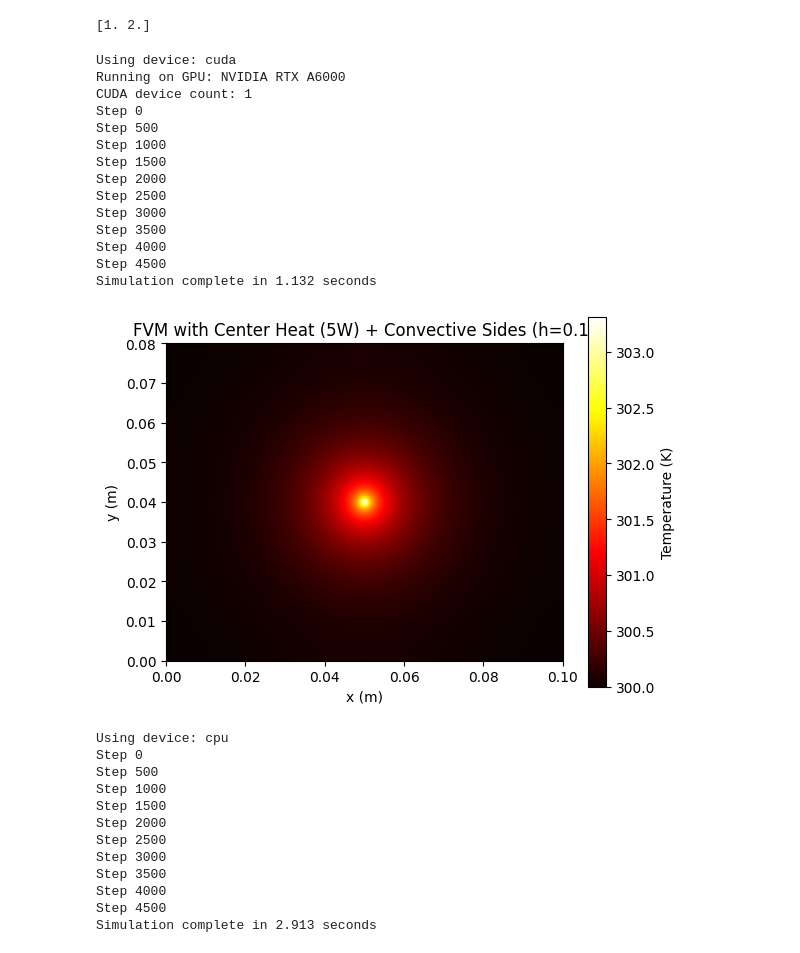
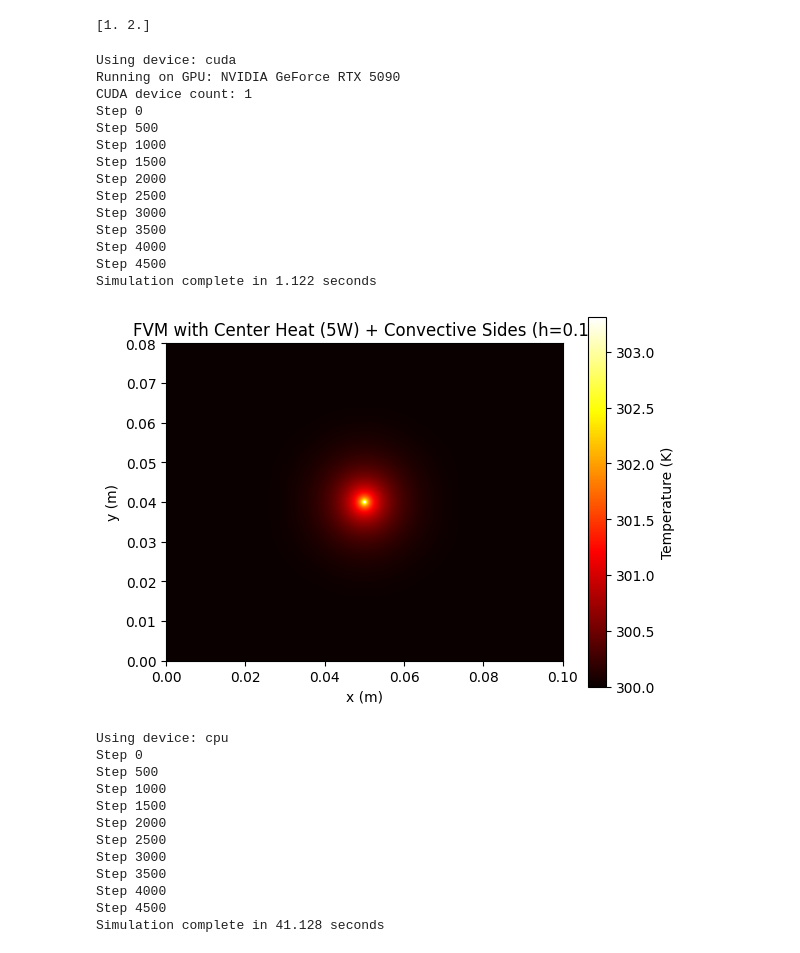
Before and after one commit to subnat1/ml, a Jupyter notebook: cfd/fvm_cpu_gpu.ipynb, the cells around one changed output. Drawn from its saved outputs; the diff is of its cells as text; code cells hidden in the pictures.

```diff
--- a/cfd/fvm_cpu_gpu.ipynb
+++ b/cfd/fvm_cpu_gpu.ipynb
@@ -26,7 +26,7 @@ def do_stuff(dev = "cuda"):
 
     # Geometry
     Lx, Ly, Lz = 0.1, 0.08, 0.01  # meters
-    nx, ny, nz = 200, 160, 20 # 100, 80, 10
+    nx, ny, nz = 400, 320, 40 # 100, 80, 10
     dx = Lx / nx
     dy = Ly / ny
     dz = Lz / nz
@@ -95,36 +95,36 @@ def do_stuff(dev = "cuda"):
     end_time = time.time()
     print(f"Simulation complete in {end_time - start_time:.3f} seconds")
 
     # Plot
     T_cpu = T[:,:,0].detach().cpu().numpy()
     plt.imshow(T_cpu.T, origin='lower', cmap='hot', extent=[0,Lx,0,Ly])
     plt.colorbar(label="Temperature (K)")
     plt.title("FVM with Center Heat (5W) + Convective Sides (h=0.1)")
     plt.xlabel("x (m)")
     plt.ylabel("y (m)")
     plt.show()
 
 # Run on GPU
 do_stuff("cuda")
 
 # Run on CPU
 do_stuff("cpu")
 # %% [output]
 Using device: cuda
-Running on GPU: NVIDIA RTX A6000
+Running on GPU: NVIDIA GeForce RTX 5090
 CUDA device count: 1
 Step 0
 Step 500
 Step 1000
 Step 1500
 Step 2000
 Step 2500
 Step 3000
 Step 3500
 Step 4000
 Step 4500
-Simulation complete in 1.132 seconds
+Simulation complete in 1.122 seconds
-[figure, old version]
+[figure, new version]
 Using device: cpu
 Step 0
 Step 500
@@ -136,4 +136,4 @@ Step 3000
 Step 3500
 Step 4000
 Step 4500
-Simulation complete in 2.913 seconds
+Simulation complete in 41.128 seconds
```
Also changed, not shown: parts of 1 cell of this notebook, 2 other files.
